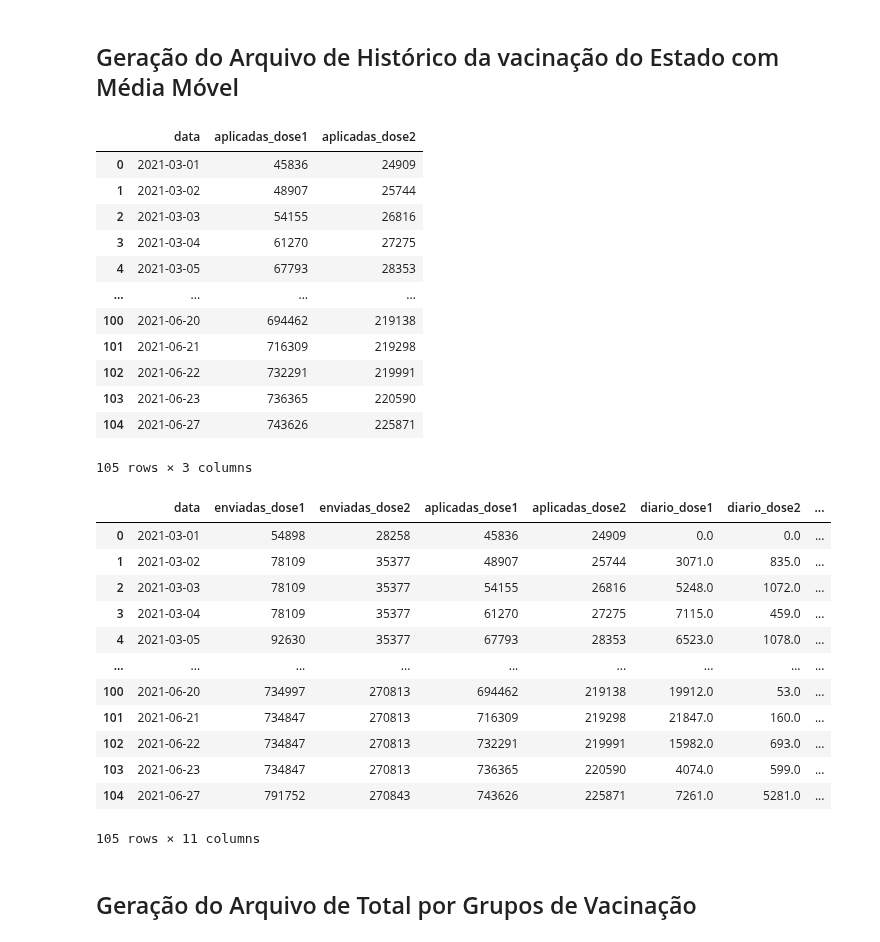
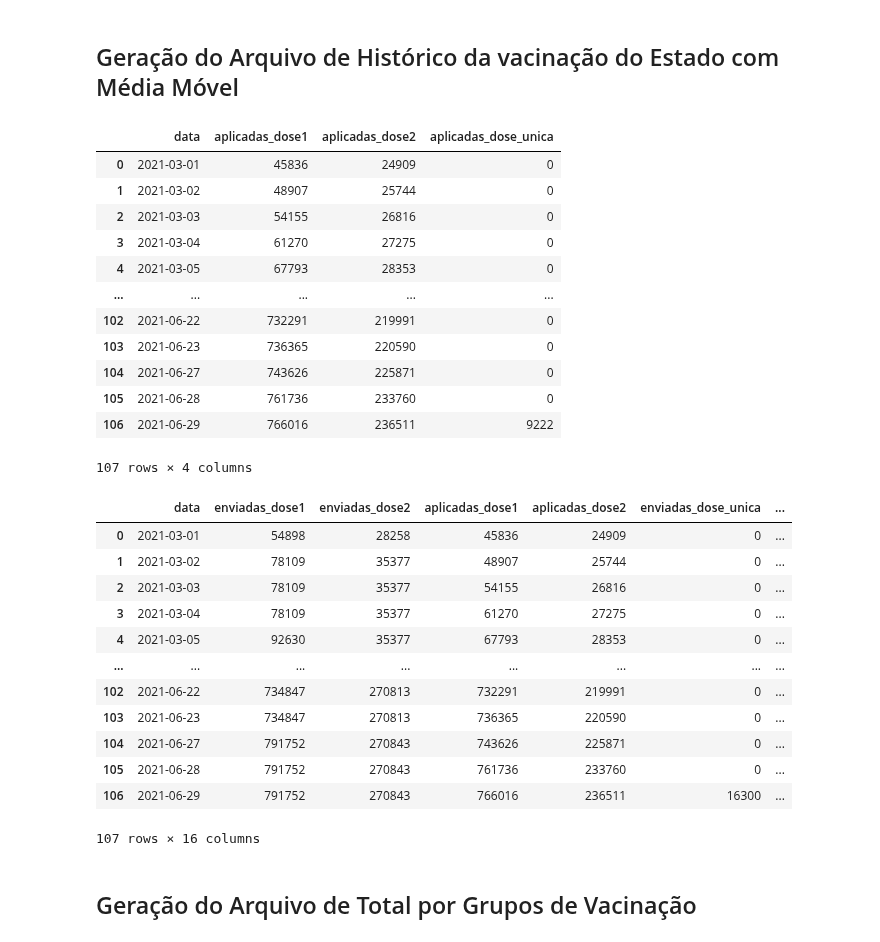
Before and after one commit to adolfoguimaraes/covid19_vacinacao, a Jupyter notebook: Sergipe/processararquivos_vacina_dataviz.ipynb, the cells around one changed output. Drawn from its saved outputs; the diff is of its cells as text; code cells hidden in the pictures.

Commit message:
Atualização 29/06 com dados da dose única

```diff
--- a/Sergipe/processararquivos_vacina_dataviz.ipynb
+++ b/Sergipe/processararquivos_vacina_dataviz.ipynb
@@ -78,46 +79,49 @@ data_total_final.to_csv("output/data_vacinas_municipio.csv",index=False)
 # %% [markdown]
 ## Geração do Arquivo de Histórico da vacinação do Estado com Média Móvel
 # %%
-data_historico_estado[['data','aplicadas_dose1','aplicadas_dose2']].copy()
+data_historico_estado[['data','aplicadas_dose1','aplicadas_dose2','aplicadas_dose_unica']].copy()
 # %% [output]
-|  | data | aplicadas_dose1 | aplicadas_dose2 |
-| 0 | 2021-03-01 | 45836 | 24909 |
-| 1 | 2021-03-02 | 48907 | 25744 |
-| 2 | 2021-03-03 | 54155 | 26816 |
-| 3 | 2021-03-04 | 61270 | 27275 |
-| 4 | 2021-03-05 | 67793 | 28353 |
-| ... | ... | ... | ... |
-| 100 | 2021-06-20 | 694462 | 219138 |
-| 101 | 2021-06-21 | 716309 | 219298 |
-| 102 | 2021-06-22 | 732291 | 219991 |
-| 103 | 2021-06-23 | 736365 | 220590 |
-| 104 | 2021-06-27 | 743626 | 225871 |
+|  | data | aplicadas_dose1 | aplicadas_dose2 | aplicadas_dose_unica |
+| 0 | 2021-03-01 | 45836 | 24909 | 0 |
+| 1 | 2021-03-02 | 48907 | 25744 | 0 |
+| 2 | 2021-03-03 | 54155 | 26816 | 0 |
+| 3 | 2021-03-04 | 61270 | 27275 | 0 |
+| 4 | 2021-03-05 | 67793 | 28353 | 0 |
+| ... | ... | ... | ... | ... |
+| 102 | 2021-06-22 | 732291 | 219991 | 0 |
+| 103 | 2021-06-23 | 736365 | 220590 | 0 |
+| 104 | 2021-06-27 | 743626 | 225871 | 0 |
+| 105 | 2021-06-28 | 761736 | 233760 | 0 |
+| 106 | 2021-06-29 | 766016 | 236511 | 9222 |
-105 rows × 3 columns
+107 rows × 4 columns
 # %%
 # Calcula a média móvel e o total por dia
-total_historico = data_historico_estado[['data','enviadas_dose1','enviadas_dose2','aplicadas_dose1','aplicadas_dose2']].copy()
+total_historico = data_historico_estado[['data','enviadas_dose1','enviadas_dose2','aplicadas_dose1','aplicadas_dose2','enviadas_dose_unica','aplicadas_dose_unica']].copy()
 total_historico['diario_dose1'] = total_historico['aplicadas_dose1'].diff()
 total_historico['diario_dose2'] = total_historico['aplicadas_dose2'].diff()
+total_historico['diario_dose_unica'] = total_historico['aplicadas_dose_unica'].diff()
 total_historico['mediamovel_dose1'] = total_historico['diario_dose1'].rolling(window=7).mean()
 total_historico['mediamovel_dose2'] = total_historico['diario_dose2'].rolling(window=7).mean()
+total_historico['mediamovel_dose_unica'] = total_historico['diario_dose_unica'].rolling(window=7).mean()
 total_historico['percent_uso_dose1'] = total_historico['aplicadas_dose1'] / total_historico['enviadas_dose1']
 total_historico['percent_uso_dose2'] = total_historico['aplicadas_dose2'] / total_historico['enviadas_dose2']
+total_historico['percent_uso_dose_unica'] = total_historico['aplicadas_dose_unica'] / total_historico['enviadas_dose_unica']
 total_historico = total_historico.fillna(0)
 total_historico
 # %% [output]
-|  | data | enviadas_dose1 | enviadas_dose2 | aplicadas_dose1 | aplicadas_dose2 | diario_dose1 | diario_dose2 | ... |
-| 0 | 2021-03-01 | 54898 | 28258 | 45836 | 24909 | 0.0 | 0.0 | ... |
-| 1 | 2021-03-02 | 78109 | 35377 | 48907 | 25744 | 3071.0 | 835.0 | ... |
-| 2 | 2021-03-03 | 78109 | 35377 | 54155 | 26816 | 5248.0 | 1072.0 | ... |
-| 3 | 2021-03-04 | 78109 | 35377 | 61270 | 27275 | 7115.0 | 459.0 | ... |
-| 4 | 2021-03-05 | 92630 | 35377 | 67793 | 28353 | 6523.0 | 1078.0 | ... |
-| ... | ... | ... | ... | ... | ... | ... | ... | ... |
-| 100 | 2021-06-20 | 734997 | 270813 | 694462 | 219138 | 19912.0 | 53.0 | ... |
-| 101 | 2021-06-21 | 734847 | 270813 | 716309 | 219298 | 21847.0 | 160.0 | ... |
-| 102 | 2021-06-22 | 734847 | 270813 | 732291 | 219991 | 15982.0 | 693.0 | ... |
-| 103 | 2021-06-23 | 734847 | 270813 | 736365 | 220590 | 4074.0 | 599.0 | ... |
-| 104 | 2021-06-27 | 791752 | 270843 | 743626 | 225871 | 7261.0 | 5281.0 | ... |
+|  | data | enviadas_dose1 | enviadas_dose2 | aplicadas_dose1 | aplicadas_dose2 | enviadas_dose_unica | ... |
+| 0 | 2021-03-01 | 54898 | 28258 | 45836 | 24909 | 0 | ... |
+| 1 | 2021-03-02 | 78109 | 35377 | 48907 | 25744 | 0 | ... |
+| 2 | 2021-03-03 | 78109 | 35377 | 54155 | 26816 | 0 | ... |
+| 3 | 2021-03-04 | 78109 | 35377 | 61270 | 27275 | 0 | ... |
+| 4 | 2021-03-05 | 92630 | 35377 | 67793 | 28353 | 0 | ... |
+| ... | ... | ... | ... | ... | ... | ... | ... |
+| 102 | 2021-06-22 | 734847 | 270813 | 732291 | 219991 | 0 | ... |
+| 103 | 2021-06-23 | 734847 | 270813 | 736365 | 220590 | 0 | ... |
+| 104 | 2021-06-27 | 791752 | 270843 | 743626 | 225871 | 0 | ... |
+| 105 | 2021-06-28 | 791752 | 270843 | 761736 | 233760 | 0 | ... |
+| 106 | 2021-06-29 | 791752 | 270843 | 766016 | 236511 | 16300 | ... |
-105 rows × 11 columns
+107 rows × 16 columns
 # %%
 total_historico.to_csv("output/data_vacinas_historico.csv", index=False)
 # %% [markdown]
```
Also changed, not shown: parts of 13 cells of this notebook, 15 other files.
